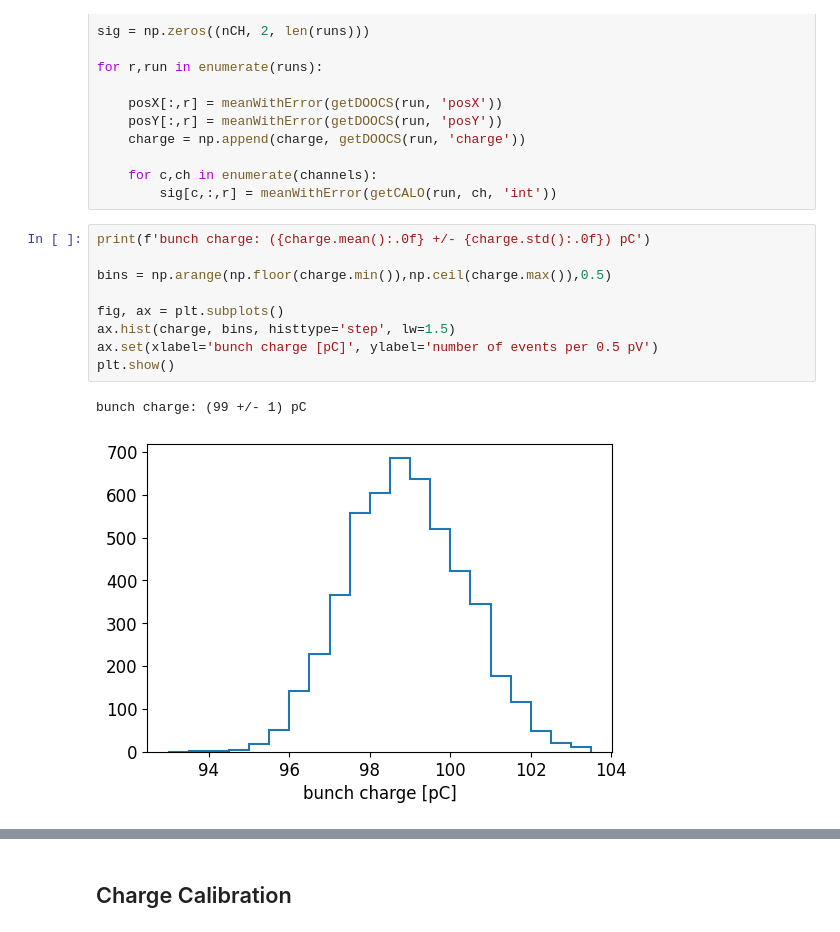
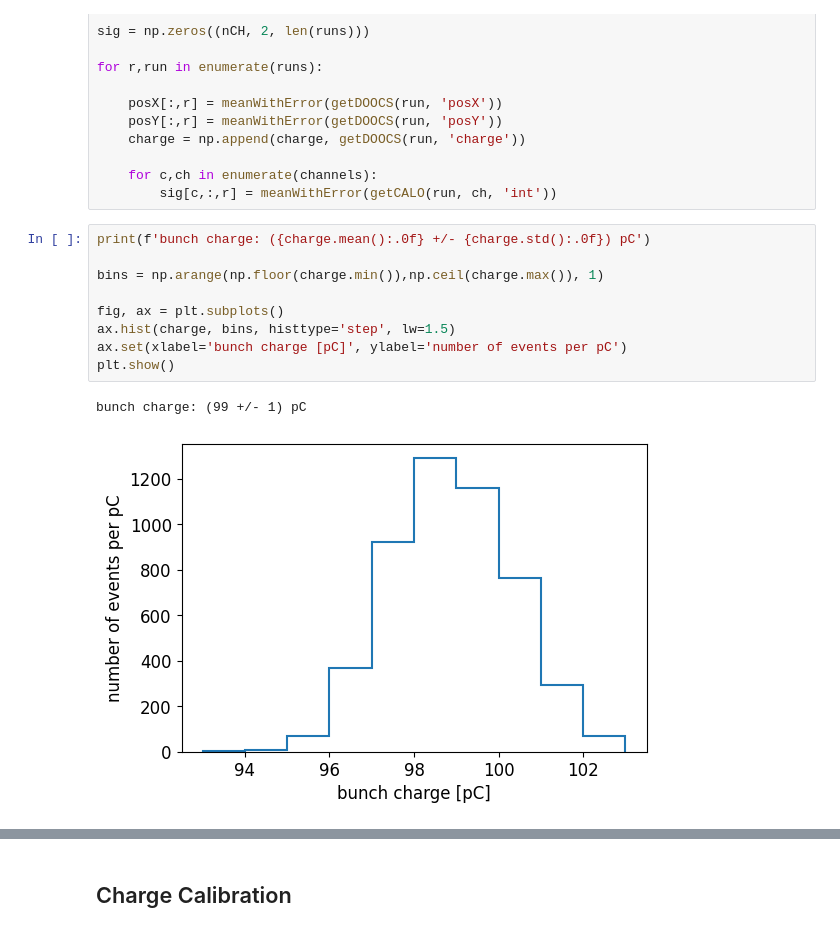
Before and after one commit to ivoschulthess/dumpLeakageCalorimeter, a Jupyter notebook: analysis.ipynb, the cells around one changed output, grey strips where cells are left out. Cells and saved outputs as stored; diff of their text form.

```diff
--- a/analysis.ipynb
+++ b/analysis.ipynb
@@ -99,12 +104,12 @@ for r,run in enumerate(runs):
 # %%
 print(f'bunch charge: ({charge.mean():.0f} +/- {charge.std():.0f}) pC')
 
-bins = np.arange(np.floor(charge.min()),np.ceil(charge.max()),0.5)
+bins = np.arange(np.floor(charge.min()),np.ceil(charge.max()), 1)
 
 fig, ax = plt.subplots()
 ax.hist(charge, bins, histtype='step', lw=1.5)
-ax.set(xlabel='bunch charge [pC]', ylabel='number of events per 0.5 pV')
+ax.set(xlabel='bunch charge [pC]', ylabel='number of events per pC')
 plt.show()
 # %% [output]
 bunch charge: (99 +/- 1) pC
-[figure, old version]
+[figure, new version]
```
Also changed, not shown: parts of 31 cells of this notebook, 3 other files.
